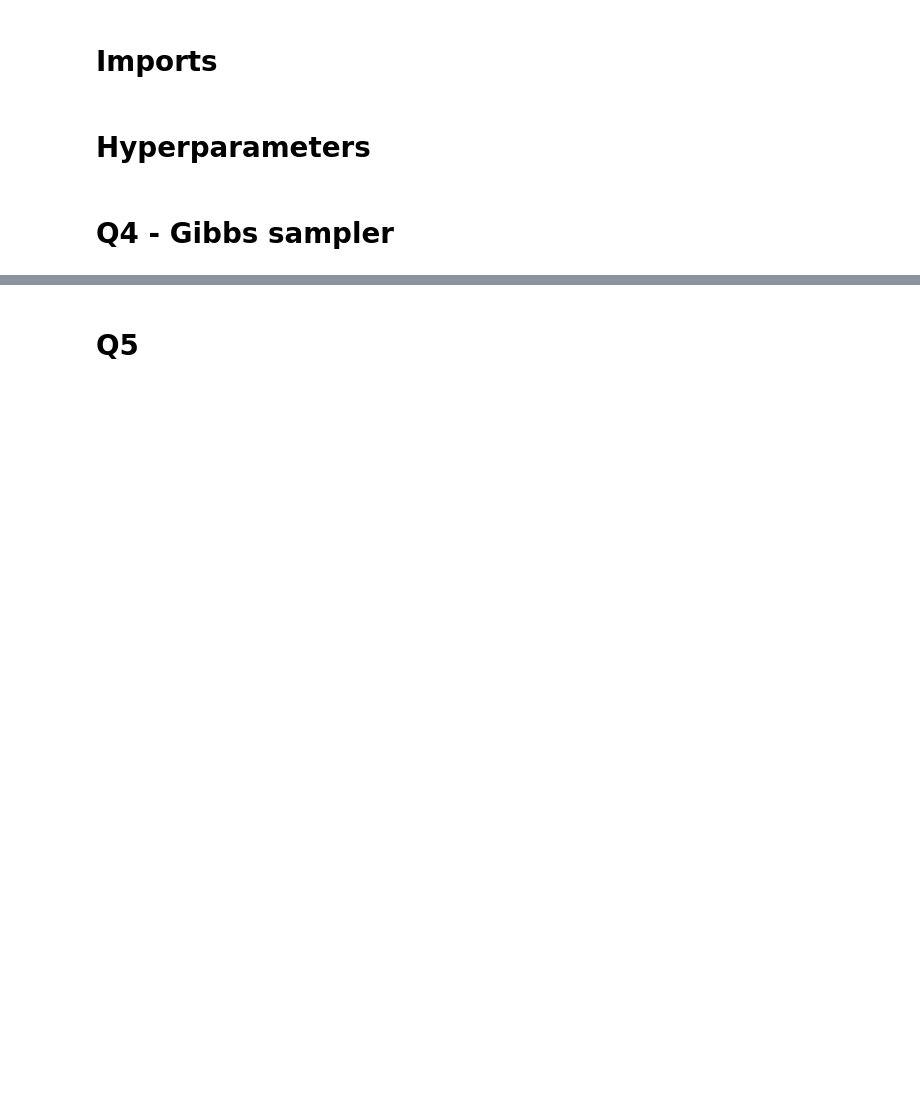
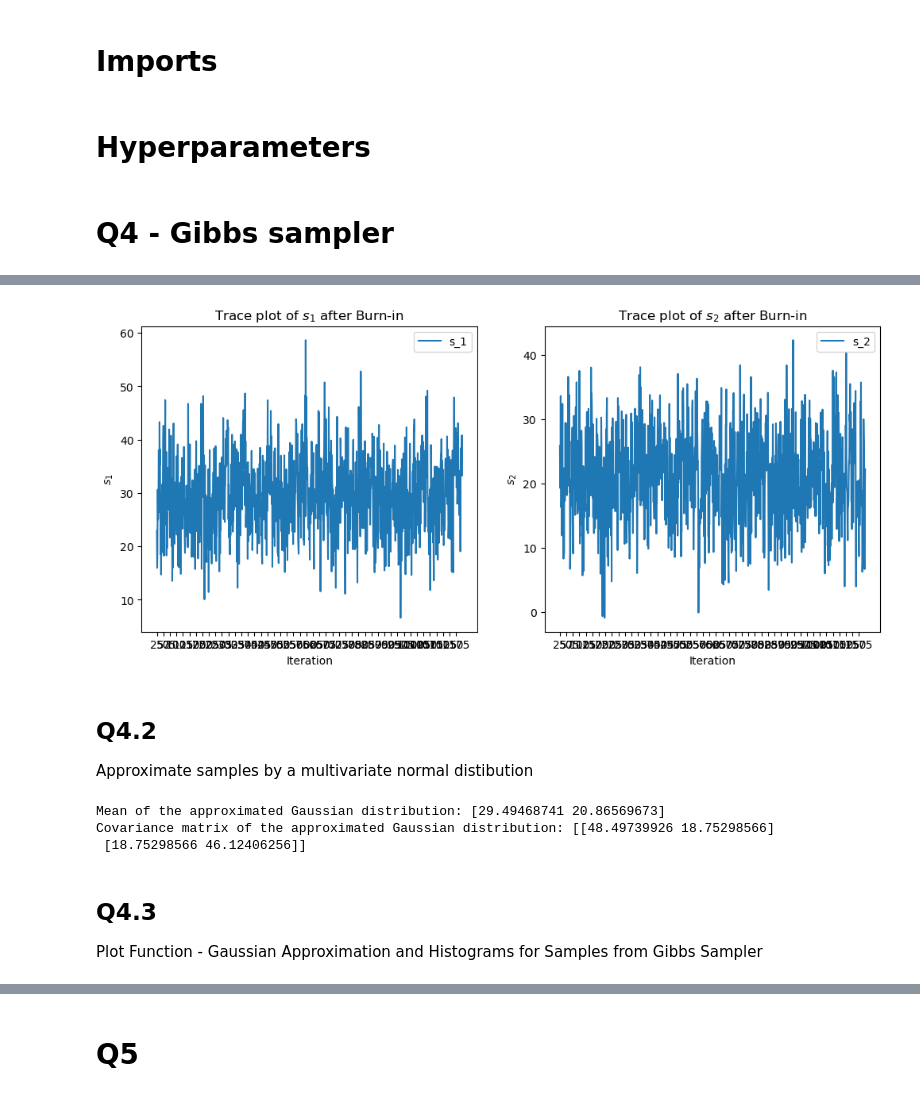
Before and after one commit to moniba-ravan/ranking-system, a Jupyter notebook: runme.ipynb, the cells around one changed output, grey strips where cells are left out. Cells and saved outputs as stored; diff of their text form; code cells hidden in the pictures; blank space fills up the shorter version.

```diff
--- a/runme.ipynb
+++ b/runme.ipynb
@@ -78,0 +120,56 @@ def gibbs_sampler(mu_1, sigma_1, mu_2, sigma_2 ,y, iterations):
+# %%
+s_1_filtered = s_1_samples[burn_in:]
+s_2_filtered = s_2_samples[burn_in:]
+
+skills_filtered = np.column_stack((s_1_filtered, s_2_filtered))
+# %%
+# Trace plots to show iterations after burn-in period
+plt.figure(figsize=(12, 5))
+
+# Plot for s_1 after burn-in
+plt.subplot(1, 2, 1)
+plt.plot(s_1_filtered, label="s_1")  # Plotting from burn_in onwards
+plt.title("Trace plot of $s_1$ after Burn-in")
+plt.xlabel("Iteration")
+plt.ylabel("$s_1$")
+plt.xticks(ticks=np.arange(0, len(s_1_samples[burn_in:]), step=25), labels=np.arange(burn_in, len(s_1_samples), step=25))  # X-Achse anpassen
+plt.legend()
+
+# Plot for s_2 after burn-in
+plt.subplot(1, 2, 2)
+plt.plot(s_2_filtered, label="s_2")  # Plotting from burn_in onwards
+plt.title("Trace plot of $s_2$ after Burn-in")
+plt.xlabel("Iteration")
+plt.ylabel("$s_2$")
+plt.xticks(ticks=np.arange(0, len(s_2_samples[burn_in:]), step=25), labels=np.arange(burn_in, len(s_2_samples), step=25))  # X-Achse anpassen
+plt.legend()
+
+plt.show()
+# %% [output]
+[figure, added]
+# %% [markdown]
+## Q4.2
+
+Approximate samples by a multivariate normal distibution
+# %%
+def gaussian_approximation(samples):
+    mean = np.mean(samples, axis = 0)
+    covariance = np.cov(samples, rowvar = False) # rowvar=False ensures we calculate cov among players (columns)
+    # Creating a multivariate normal distribution object
+    gaussian_dist = multivariate_normal(mean=mean, cov=covariance)
+    return gaussian_dist
+
+gaussian_dist = gaussian_approximation(skills_filtered)
+
+
+# Print the mean and covariance of the approximated Gaussian distribution
+print("Mean of the approximated Gaussian distribution:", gaussian_dist.mean)
+print("Covariance matrix of the approximated Gaussian distribution:", gaussian_dist.cov)
+# %% [output]
+Mean of the approximated Gaussian distribution: [29.49468741 20.86569673]
+Covariance matrix of the approximated Gaussian distribution: [[48.49739926 18.75298566]
+ [18.75298566 46.12406256]]
+# %% [markdown]
+## Q4.3
+
+Plot Function - Gaussian Approximation and Histograms for Samples from Gibbs Sampler
```
Also changed, not shown: parts of 19 cells of this notebook.
